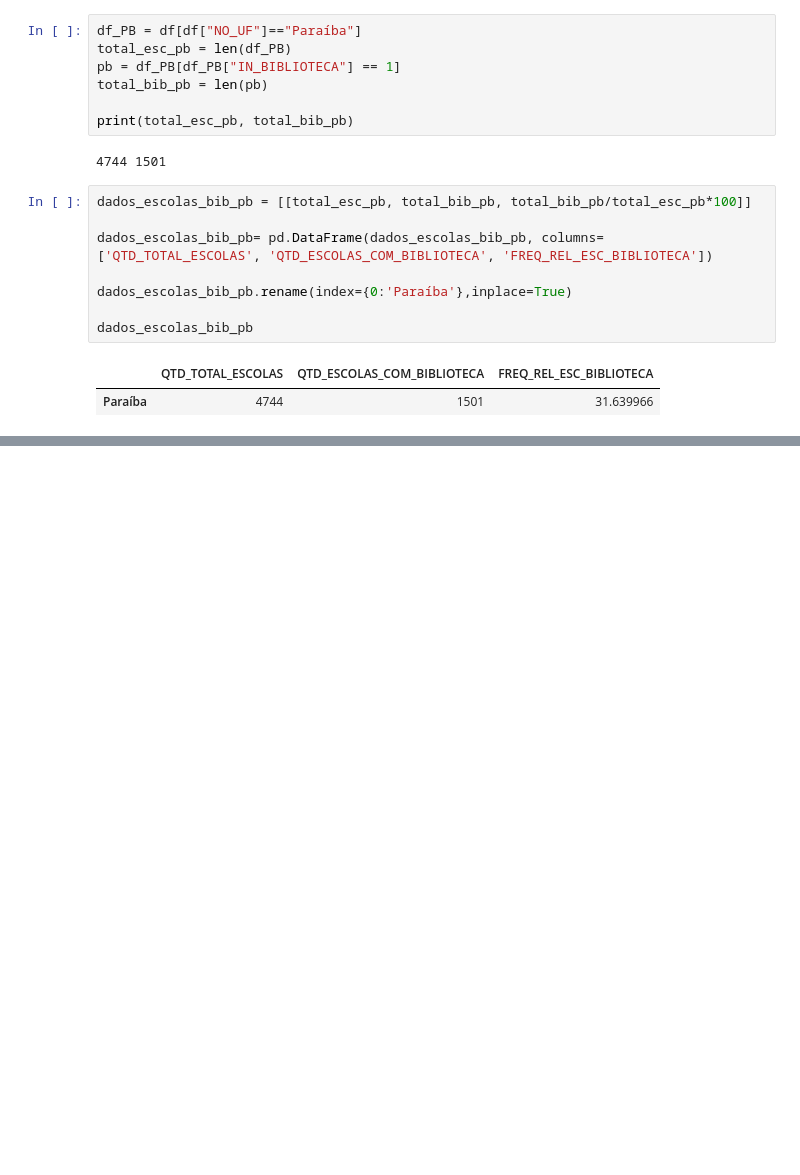
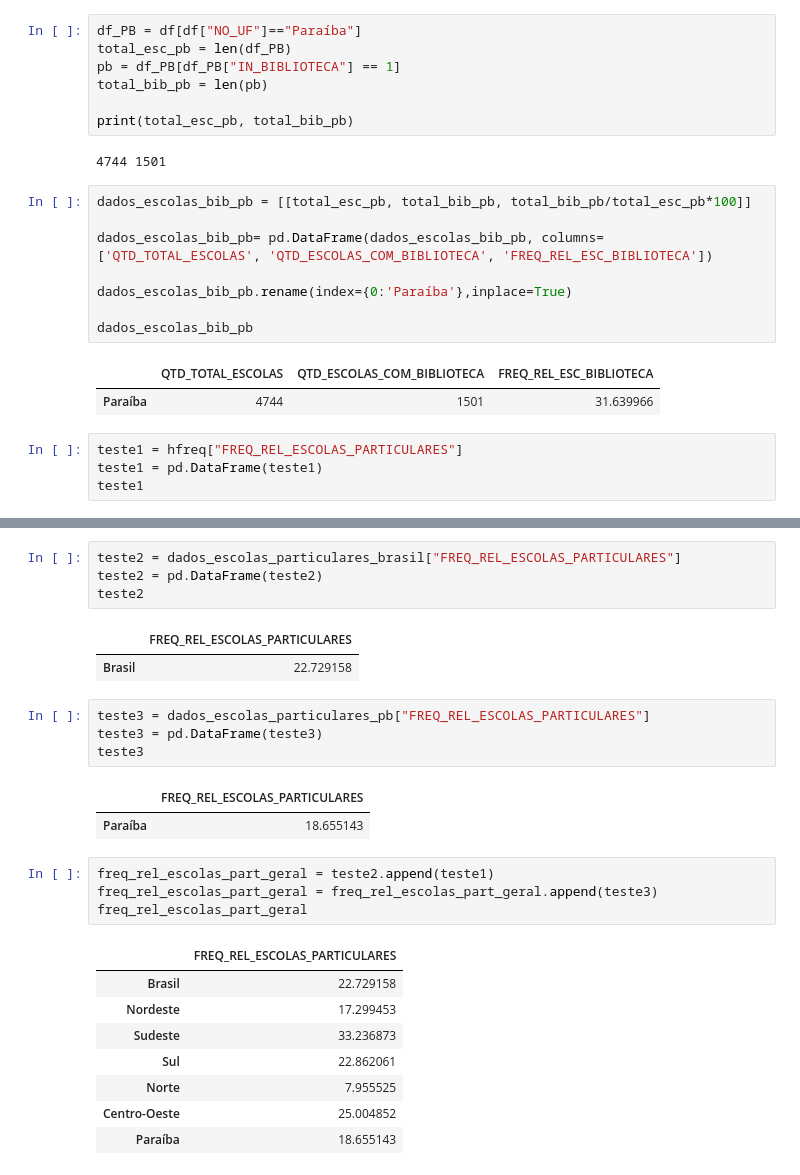
Before and after one commit to analluvias/dashboard, a Jupyter notebook: dashboard.ipynb, the cells around one changed output, grey strips where cells are left out. Cells and saved outputs as stored; diff of their text form; blank space fills up the shorter version.

Commit message:
adicionando aba geral, soh falta os textos

```diff
--- a/dashboard.ipynb
+++ b/dashboard.ipynb
@@ -589,3 +587,7 @@ dados_escolas_bib_pb
 # %% [output]
 |  | QTD_TOTAL_ESCOLAS | QTD_ESCOLAS_COM_BIBLIOTECA | FREQ_REL_ESC_BIBLIOTECA |
 | Paraíba | 4744 | 1501 | 31.639966 |
+# %%
+teste1 = hfreq["FREQ_REL_ESCOLAS_PARTICULARES"]
+teste1 = pd.DataFrame(teste1)
+teste1
@@ -591,0 +601,27 @@ dados_escolas_bib_pb
+# %%
+teste2 = dados_escolas_particulares_brasil["FREQ_REL_ESCOLAS_PARTICULARES"]
+teste2 = pd.DataFrame(teste2)
+teste2
+# %% [output]
+|  | FREQ_REL_ESCOLAS_PARTICULARES |
+| Brasil | 22.729158 |
+# %%
+teste3 = dados_escolas_particulares_pb["FREQ_REL_ESCOLAS_PARTICULARES"]
+teste3 = pd.DataFrame(teste3)
+teste3
+# %% [output]
+|  | FREQ_REL_ESCOLAS_PARTICULARES |
+| Paraíba | 18.655143 |
+# %%
+freq_rel_escolas_part_geral = teste2.append(teste1)
+freq_rel_escolas_part_geral = freq_rel_escolas_part_geral.append(teste3)
+freq_rel_escolas_part_geral
+# %% [output]
+|  | FREQ_REL_ESCOLAS_PARTICULARES |
+| Brasil | 22.729158 |
+| Nordeste | 17.299453 |
+| Sudeste | 33.236873 |
+| Sul | 22.862061 |
+| Norte | 7.955525 |
+| Centro-Oeste | 25.004852 |
+| Paraíba | 18.655143 |
```
Also changed, not shown: parts of 19 cells of this notebook, 1 other file.
